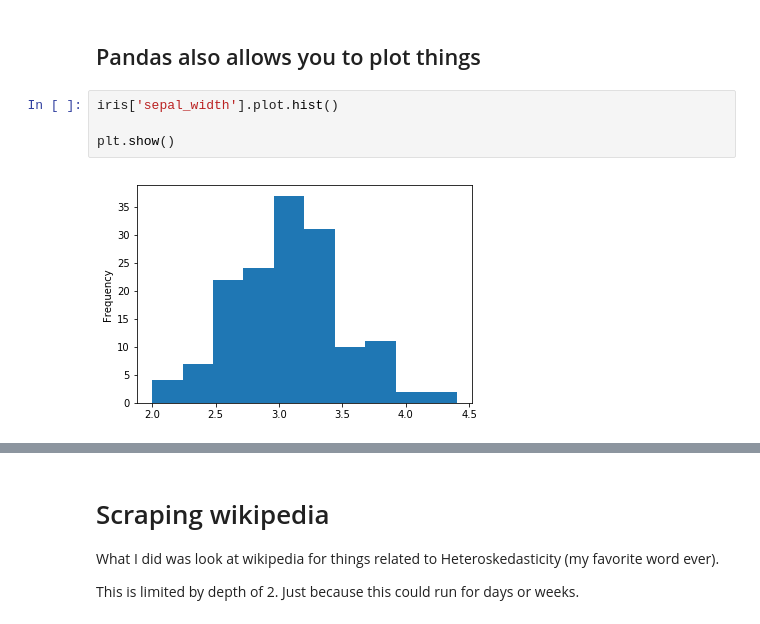
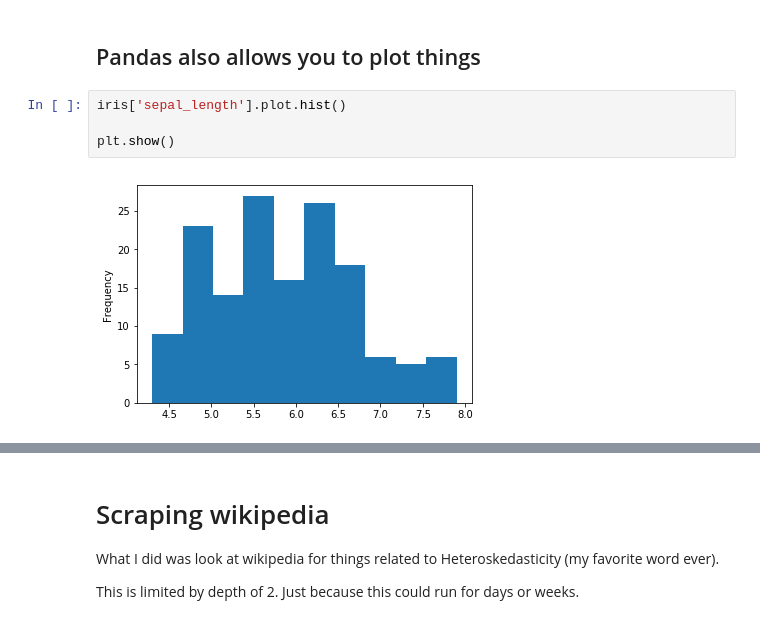
Before and after one commit to hexgnu/ml-workshop, a Jupyter notebook: Data Collection 101.ipynb, the cells around one changed output, grey strips where cells are left out. Drawn from its saved outputs; the diff is of its cells as text.

```diff
--- a/Data Collection 101.ipynb
+++ b/Data Collection 101.ipynb
@@ -262,10 +197,10 @@ Length: 150, dtype: float64
 # %% [markdown]
 ## Pandas also allows you to plot things
 # %%
-iris['sepal_width'].plot.hist()
+iris['sepal_length'].plot.hist()
 
 plt.show()
 # %% [output]
-[figure, old version]
+[figure, new version]
 # %%
 # Though I recommend checking out seaborn for plotting things. It has amazing plotting ability
```
Also changed, not shown: parts of 36 cells of this notebook.
